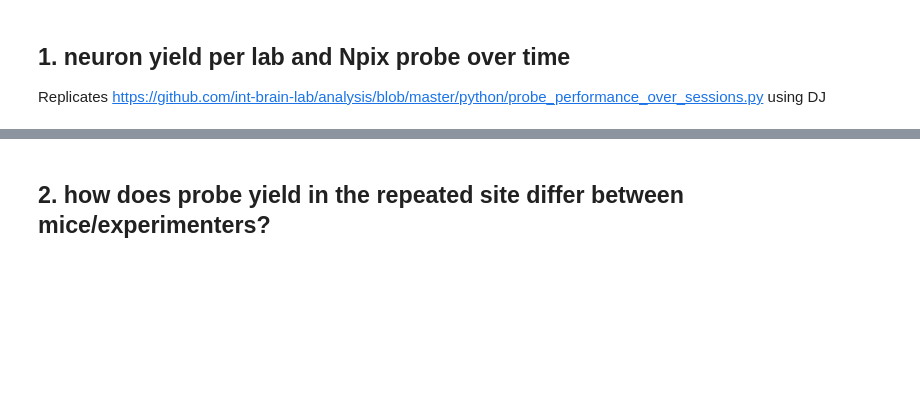
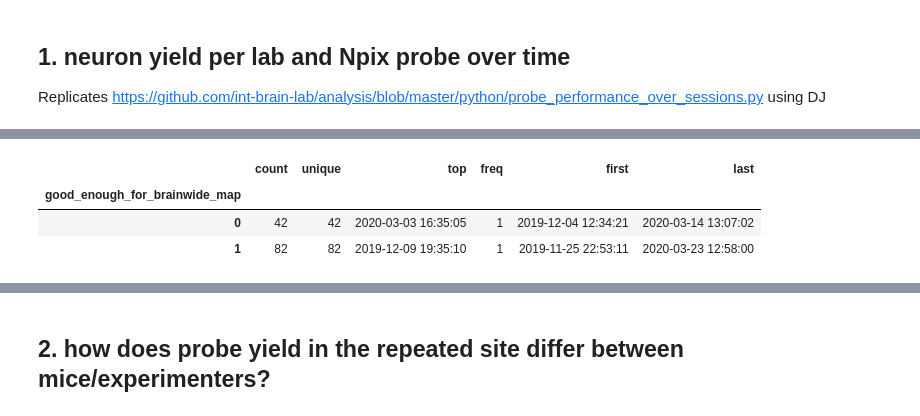
Before and after one commit to int-brain-lab/analysis, a Jupyter notebook: python/neuron_yield.ipynb, the cells around one changed output, grey strips where cells are left out. Saved outputs shown, nothing was run; the diff lists cells and outputs as text; code cells hidden in the pictures; blank space fills up the shorter version.

```diff
--- a/python/neuron_yield.ipynb
+++ b/python/neuron_yield.ipynb
@@ -118,0 +125,16 @@ g.savefig(os.path.join(figpath, 'probe_yield_allrecs.pdf'))
+# %%
+# check that this pandas wrangling is correct...
+ephys_sessions = acquisition.Session * subject.SubjectLab \
+                    * (acquisition.SessionProject
+                      & 'session_project = "ibl_neuropixel_brainwide_01"') \
+                    * behavior_analysis.SessionTrainingStatus \
+                    & ephys.ProbeInsertion & ephys.DefaultCluster.Metrics
+
+ephys_sessions = ephys_sessions.fetch(format='frame').reset_index()
+ephys_sessions
+ephys_sessions.groupby(['good_enough_for_brainwide_map'])['session_start_time'].describe()
+# %% [output]
+|  | count | unique | top | freq | first | last |
+| good_enough_for_brainwide_map |  |  |  |  |  |  |
+| 0 | 42 | 42 | 2020-03-03 16:35:05 | 1 | 2019-12-04 12:34:21 | 2020-03-14 13:07:02 |
+| 1 | 82 | 82 | 2019-12-09 19:35:10 | 1 | 2019-11-25 22:53:11 | 2020-03-23 12:58:00 |
```
Also changed, not shown: parts of 11 cells of this notebook.
